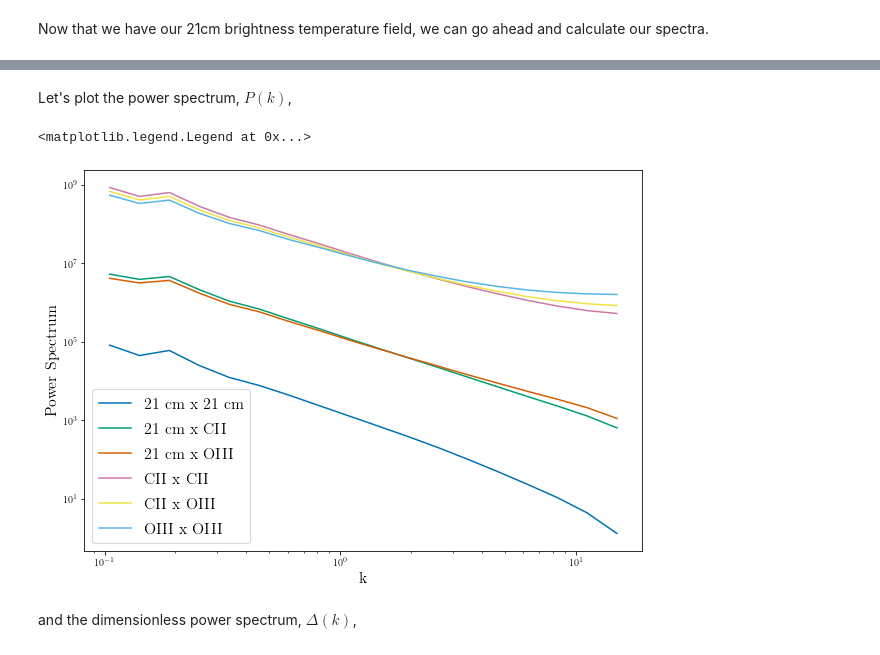
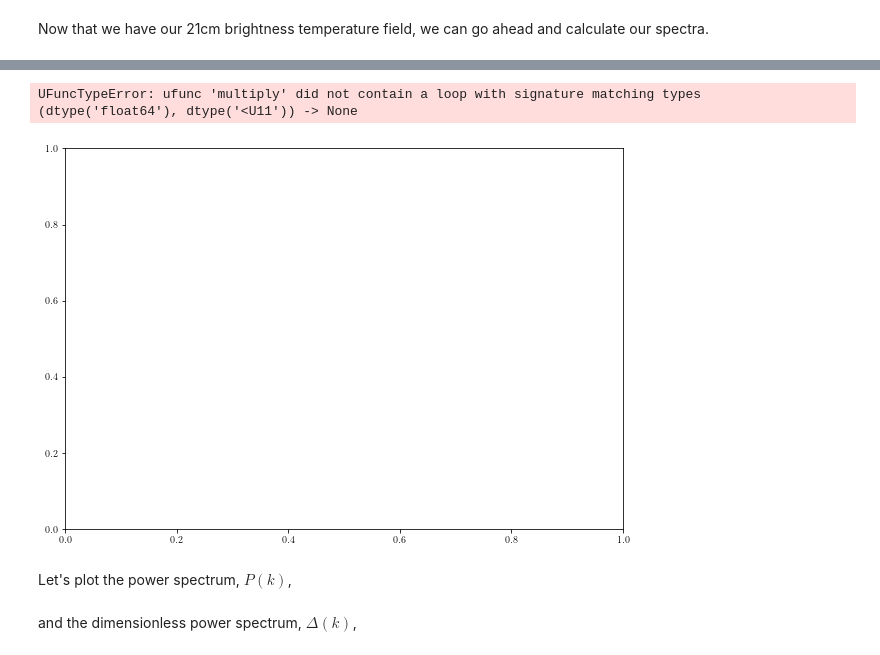
Before and after one commit to lisaleemcb/deprism, a Jupyter notebook: generate_spectra.ipynb, the cells around one changed output, grey strips where cells are left out. Saved outputs shown, nothing was run; the diff lists cells and outputs as text; code cells hidden in the pictures.

```diff
--- a/generate_spectra.ipynb
+++ b/generate_spectra.ipynb
@@ -575,3 +576,36 @@ plt.legend(fontsize=16)
+# %%
+fig, ax = plt.subplots()
+
+fig.set_figheight(7)
+fig.set_figwidth(10)
+
+line_labels = ['P_21cm_21cm', 'P_21cm_CII', 'P_21cm_OIII']
+
+for label in line_labels:
+#ax.axvline(k[9], color='black', ls='--', alpha=.2)
+
+#plt.loglog(k, Lidz_pspec_log, label='Lidz log')
+    legend_label = r*label
+
+    plt.loglog(k[1:-1], spectra[label][1:-1], marker='None',
+            label=r'x')
+
+#plt.loglog(k[1:-1], spectra[label[1:-1], marker='None',
+#        label=r'{} x {} '.format(line_labels[int(indices[3][0])],
+#                                                       line_labels[int(indices[3][1])]))
+
+#plt.loglog(k[1:-1], spectra[1][5][1:-1], marker='None',
+#        label=r'{} x {} '.format(line_labels[int(indices[5][0])],
+#                                                       line_labels[int(indices[5][1])]))
+
+
+plt.xlabel('k',fontsize=16)
+plt.ylabel('Power Spectrum', fontsize=16)
+
+plt.legend(fontsize=16)
+# %% [output]
+UFuncTypeError: ufunc 'multiply' did not contain a loop with signature matching types (dtype('float64'), dtype('<U11')) -> None
+[figure, added]
 # %% [markdown]
 Let's plot the power spectrum, $P(k)$,
 # %%
@@ -586,8 +620,8 @@ line_labels = [r'21 cm', r'CII', r'OIII']
 
 #plt.loglog(k_log, Lidz_pspec_log, label='Lidz log')
 
-for i in range(len(spectra_fields[1])):
-    plt.loglog(k[1:-1], spectra_fields[1][i][1:-1], marker='None',
+for i in range(len(spectra[1])):
+    plt.loglog(k_log[1:-1], spectra[1][i][1:-1], marker='None',
         label=r'{} x {} '.format(line_labels[int(indices[i][0])],
                                                        line_labels[int(indices[i][1])]))
 
@@ -595,9 +629,6 @@ plt.xlabel('k',fontsize=16)
 plt.ylabel('Power Spectrum', fontsize=16)
 
 plt.legend(fontsize=16)
-# %% [output]
-<matplotlib.legend.Legend at 0x...>
-[figure, removed]
 # %% [markdown]
 and the dimensionless power spectrum, $\Delta(k)$,
 # %%
```
Also changed, not shown: parts of 265 cells of this notebook, 4 other files.
